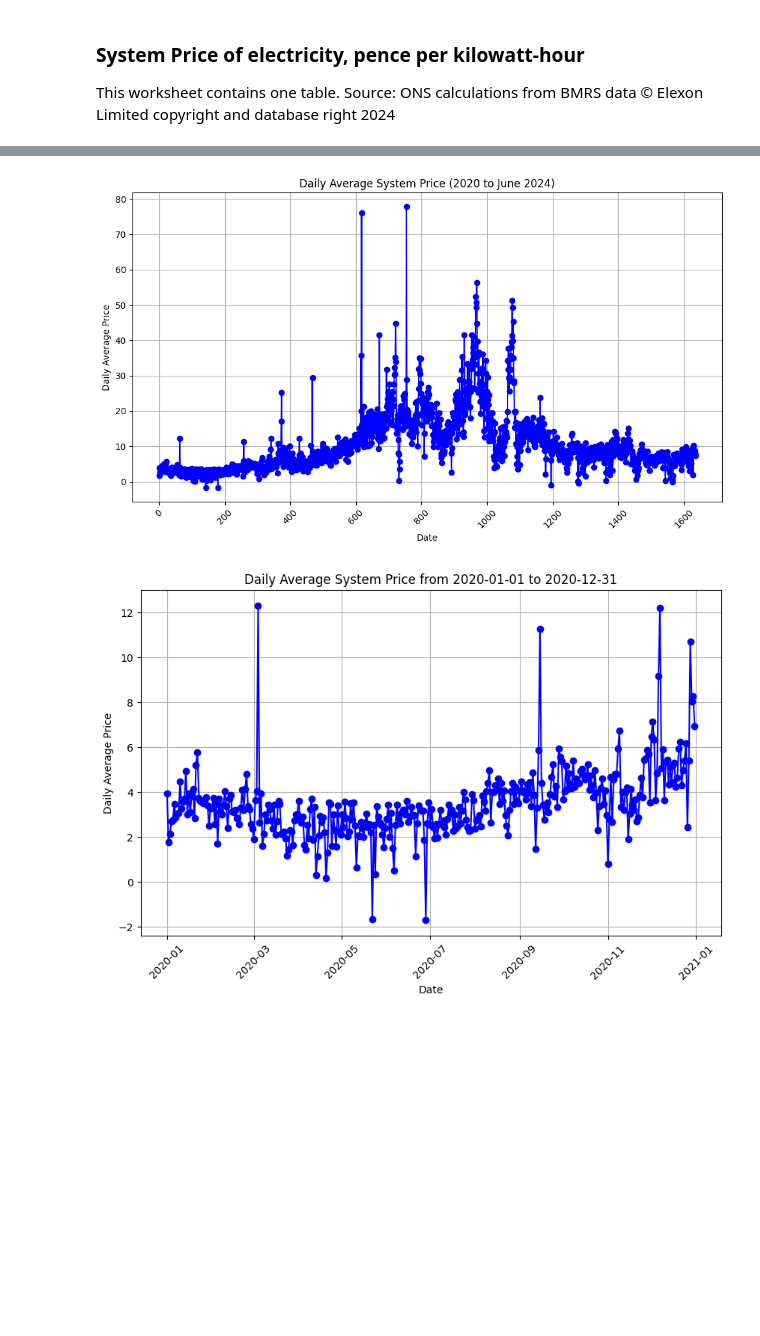
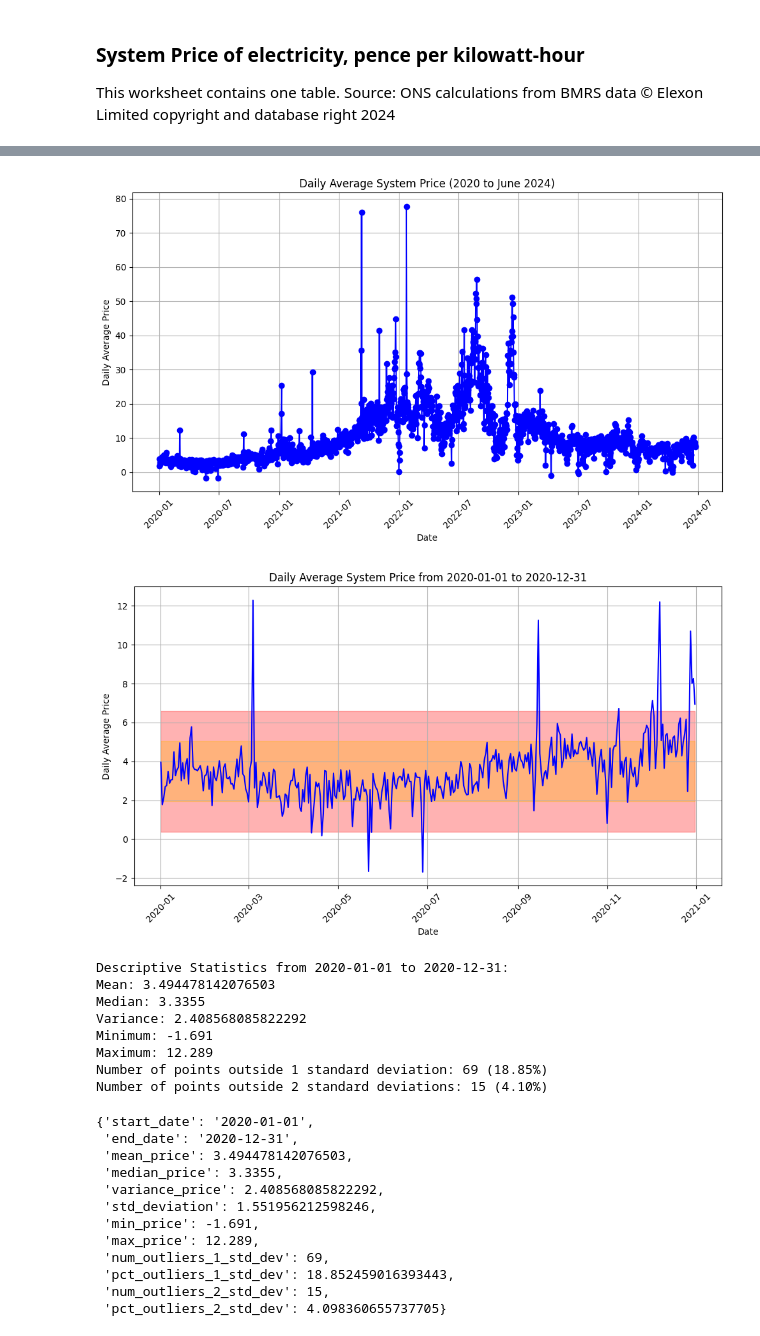
Before and after one commit to williamrodz/llm_for_ts_electricity_prices_forecasting, a Jupyter notebook: system_price.ipynb, the cells around one changed output, grey strips where cells are left out. Drawn from its saved outputs; the diff is of its cells as text; code cells hidden in the pictures; blank space fills up the shorter version.

```diff
--- a/system_price.ipynb
+++ b/system_price.ipynb
@@ -25,6 +26,8 @@ This worksheet contains one table.
 Source: ONS calculations from BMRS data © Elexon Limited copyright and database right 2024
 # %%
 system_prices = pd.read_excel("electricitypricesdataset270624.xlsx", sheet_name="Data")
+system_prices['Date'] = pd.to_datetime(system_prices['Date'])
+system_prices.set_index('Date')
 system_prices.head()
 # %% [output]
 |  | Date | Daily average | 7-day average |
@@ -36,11 +39,11 @@ system_prices.head()
 # %%
 # Graph the daily average system price from 2020 to June 2024
 
-system_prices['Date'] = pd.to_datetime(system_prices['Date'])
+
 
 # Plot the daily average system price
 plt.figure(figsize=(10, 6))
-plt.plot(system_prices.index, system_prices['Daily average'], marker='o', linestyle='-', color='b')
+plt.plot(system_prices['Date'], system_prices['Daily average'], marker='o', linestyle='-', color='b')
 
 # Customize the plot
 plt.title('Daily Average System Price (2020 to June 2024)')
@@ -53,5 +56,5 @@ plt.xticks(rotation=45)
 plt.tight_layout()
 plt.show()
 # %% [output]
-[figure, old version]
+[figure, new version]
 # %%
@@ -81,5 +150,25 @@ def plot_system_prices_for_date_range(start_date,end_date):
 # %%
-plot_system_prices_for_date_range('2020-01-01', '2020-12-31')
+plot_data_for_date_range(system_prices,'2020-01-01', '2020-12-31')
 # %% [output]
-[figure, old version]
+[figure, new version]
+Descriptive Statistics from 2020-01-01 to 2020-12-31:
+Mean: 3.494478142076503
+Median: 3.3355
+Variance: 2.408568085822292
+Minimum: -1.691
+Maximum: 12.289
+Number of points outside 1 standard deviation: 69 (18.85%)
+Number of points outside 2 standard deviations: 15 (4.10%)
+{'start_date': '2020-01-01',
+ 'end_date': '2020-12-31',
+ 'mean_price': 3.494478142076503,
+ 'median_price': 3.3355,
+ 'variance_price': 2.408568085822292,
+ 'std_deviation': 1.551956212598246,
+ 'min_price': -1.691,
+ 'max_price': 12.289,
+ 'num_outliers_1_std_dev': 69,
+ 'pct_outliers_1_std_dev': 18.852459016393443,
+ 'num_outliers_2_std_dev': 15,
+ 'pct_outliers_2_std_dev': 4.098360655737705}
 # %%
```
Also changed, not shown: parts of 16 cells of this notebook, 1 other file.
